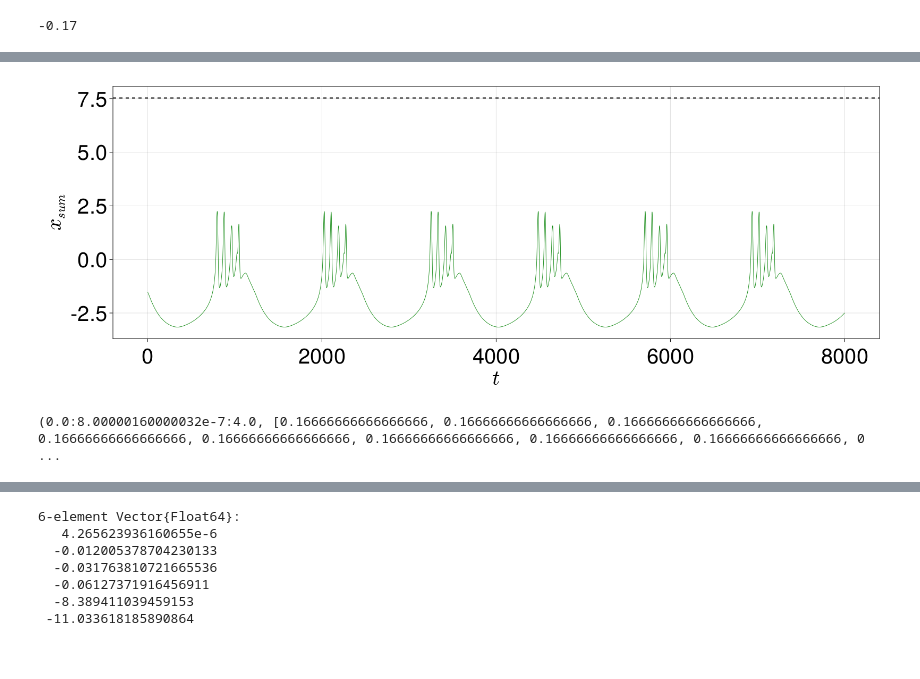
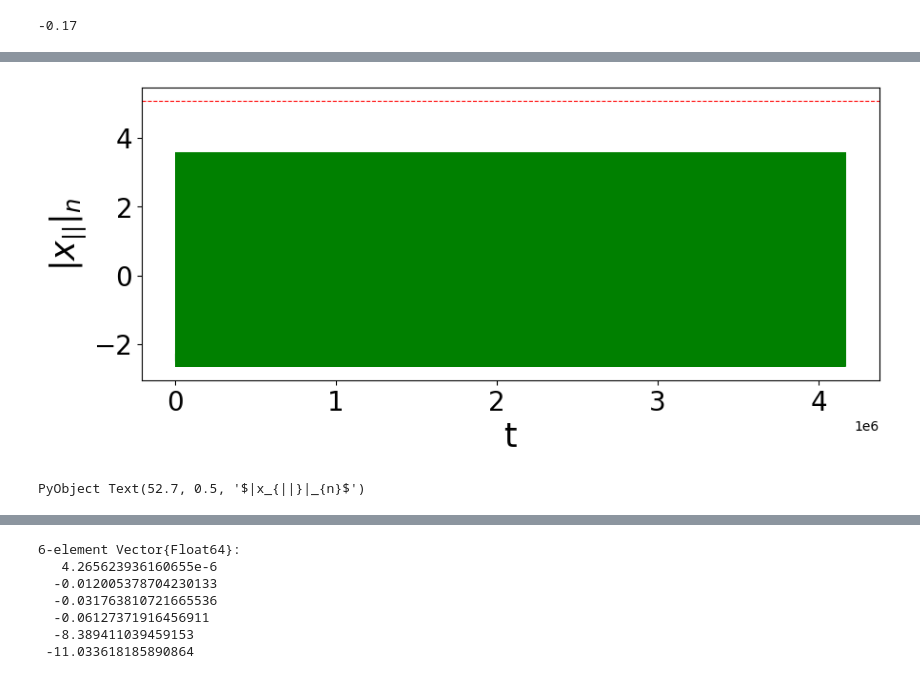
Before and after one commit to SergeyNovak777/dynamical-systems, a Jupyter notebook: Hindmarrh Rose/probablity density function/PDF regular.ipynb, the cells around one changed output, grey strips where cells are left out. Drawn from its saved outputs; the diff is of its cells as text; code cells hidden in the pictures.

```diff
--- a/Hindmarrh Rose/probablity density function/PDF regular.ipynb
+++ b/Hindmarrh Rose/probablity density function/PDF regular.ipynb
@@ -83,4 +86,5 @@ matrix_condition = load("condition_HR_array.jld")["data"];
 # %%
-matrix_condition[:, 601]
+index = 4000
+matrix_condition[:, index]
 # %% [output]
 6-element Vector{Float64}:
@@ -93,9 +97,9 @@ matrix_condition[:, 601]
 # %%
-condition = SA[    0.026278713719332717
- -0.002543050769088322
-  3.4282154193445593
-  1.1899936596675735
- -0.9897476902868011
-  3.4690069004211783]
+condition = SA[     -0.9018043573769051
+ -3.101861091427665
+  4.0654608541564174
+ -0.9018043573769051
+ -3.101861091427665
+  4.0654608541564174]
 # %% [output]
 6-element SVector{6, Float64} with indices SOneTo(6):
@@ -108,5 +112,5 @@ condition = SA[    0.026278713719332717
 # %%
-k  = 0.600
+k  = k_space[index]
 p = SA[a, b, c, d, s, xr, r, I, xv, k1, k2, k]
 # %% [output]
 12-element SVector{12, Float64} with indices SOneTo(12):
@@ -148,5 +152,4 @@ after: 4904744
 # %%
-spikes = peaks(xsum);
-Hs1 = Hs(spikes, 6)
-length(spikes), Hs1
+Hs1 = Hs(xsum, 6)
+length(xsum), Hs1
 # %% [output]
@@ -165,17 +168,16 @@ f
 # %%
-f = Figure(resolution = (1600, 600), fontsize = 40)
-ax = Axis(f[1, 1], xlabel = L"t", ylabel = L"x_{sum}")
-st, ed = 1, 20000
-lines!(ax, xsum[1:8000], linewidth = 0.8, color = "green")
+fig, ax = subplots(figsize = (10, 4))
 
-hlines!(Hs1, color = "black", linewidth = 2.0, linestyle = :dash)
+ax.plot(xsum, label  = "k: $k", lw  = 0.2, color = "green")
+ax.axhline(Hs1, color ="red", linestyle ="--", lw = 0.8)
+ax.tick_params(labelsize = 20)
 
-f
+ax.set_xlabel("t", fontsize = 25)
+ax.set_ylabel(L"|x_{||}|_{n}", fontsize = 25)
 # %% [output]
-[figure, old version]
+[figure, new version]
+PyObject Text(52.7, 0.5, '$|x_{||}|_{n}$')
 # %%
-sel_1, pdf_1 = CALCPDF(spikes)
+sel_1, pdf_1 = CALCPDF(xsum)
-# %% [output]
-(0.0:8.00000160000032e-7:4.0, [0.16666666666666666, 0.16666666666666666, 0.16666666666666666, 0.16666666666666666, 0.16666666666666666, 0.16666666666666666, 0.16666666666666666, 0.16666666666666666, 0 ...
 # %%
 using PyPlot
```
Also changed, not shown: parts of 12 cells of this notebook, 15 other files.
